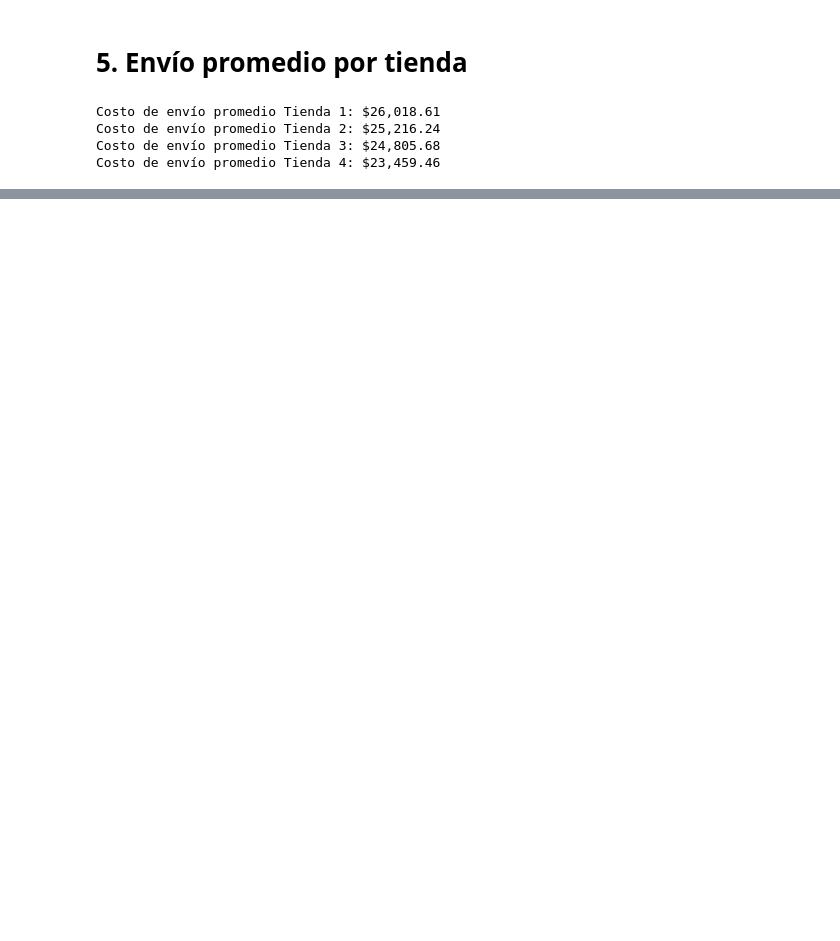
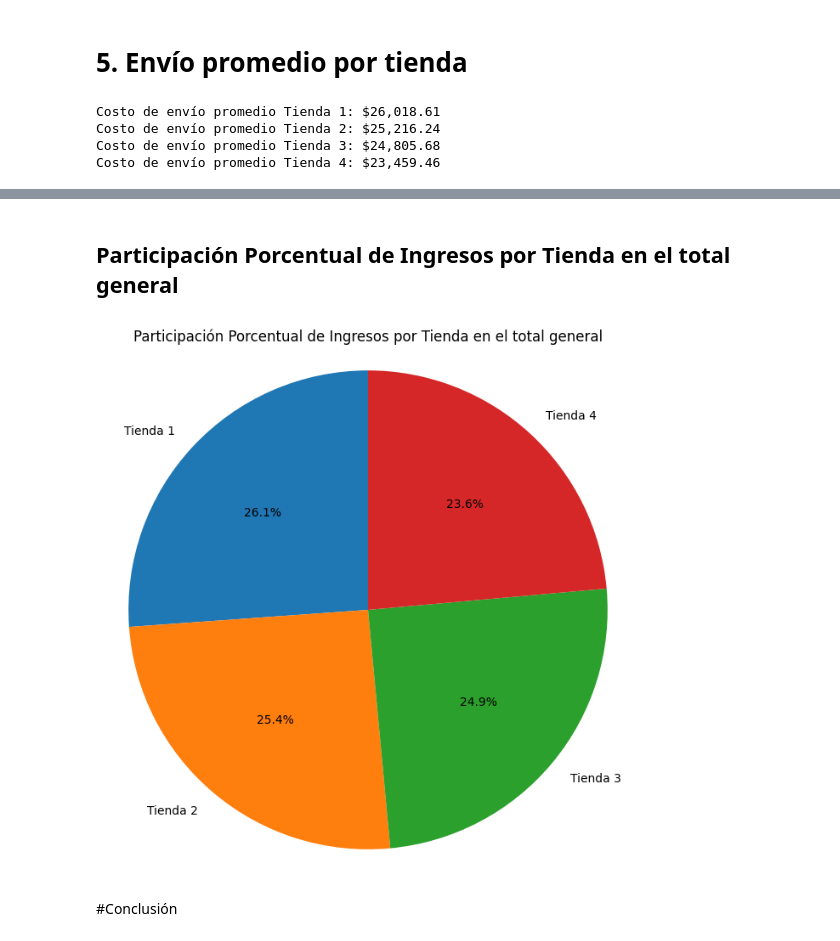
Before and after one commit to Fernando-Falla/Challenge_Alura-Store, a Jupyter notebook: AluraStoreLatam.ipynb, the cells around one changed output, grey strips where cells are left out. Cells and saved outputs as stored; diff of their text form; code cells hidden in the pictures; blank space fills up the shorter version.

```diff
--- a/AluraStoreLatam.ipynb
+++ b/AluraStoreLatam.ipynb
@@ -289,0 +458,23 @@ Costo de envío promedio Tienda 4: $23,459.46
+# %% [markdown]
+## Participación Porcentual de Ingresos por Tienda en el total general
+# %%
+# Calcular el total general de ingresos
+total_ingresos = sum(ingresos)
+
+# Calcular porcentajes
+porcentajes = [(ingreso / total_ingresos) * 100 for ingreso in ingresos]
+
+# Crear gráfico de torta
+plt.figure(figsize=(8, 8))
+plt.pie(porcentajes, labels=tiendas_nombres, autopct='%1.1f%%', colors=['#1f77b4', '#ff7f0e', '#2ca02c', '#d62728'], startangle=90)
+plt.title('Participación Porcentual de Ingresos por Tienda en el total general')
+
+# Asegurar que el gráfico sea un círculo
+plt.axis('equal')
+
+# Mostrar gráfico
+plt.show()
+# %% [output]
+[figure, added]
+# %% [markdown]
+#Conclusión
```
Also changed, not shown: parts of 17 cells of this notebook.
